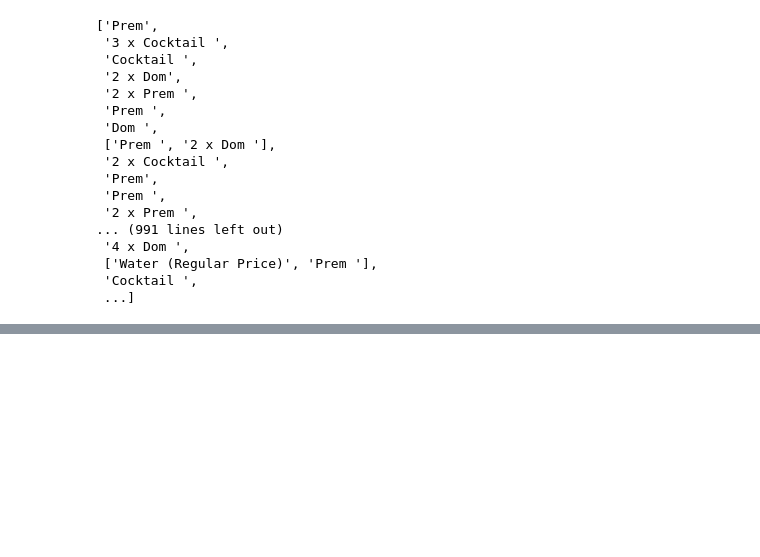
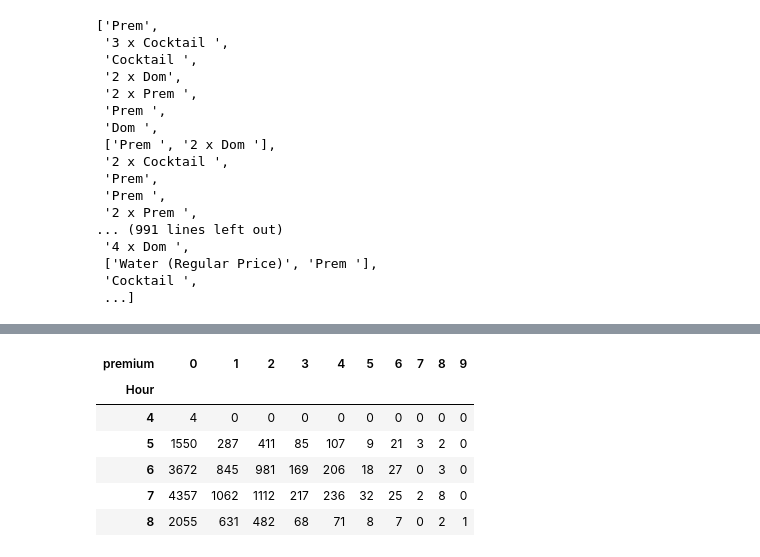
Before and after one commit to newmantldr/CIP-square-data, a Jupyter notebook: cip-data.ipynb, the cells around one changed output, grey strips where cells are left out. Cells and saved outputs as stored; diff of their text form; code cells hidden in the pictures; blank space fills up the shorter version.

```diff
--- a/cip-data.ipynb
+++ b/cip-data.ipynb
@@ -545,0 +437,13 @@ new_df
+# %%
+df1 = hourDesc
+df2 = df1.reset_index().explode('premium')
+premiumTab = pd.crosstab(df2['Hour'], df2['premium'])
+premiumTab
+# %% [output]
+| premium | 0 | 1 | 2 | 3 | 4 | 5 | 6 | 7 | 8 | 9 |
+| Hour |  |  |  |  |  |  |  |  |  |  |
+| 4 | 4 | 0 | 0 | 0 | 0 | 0 | 0 | 0 | 0 | 0 |
+| 5 | 1550 | 287 | 411 | 85 | 107 | 9 | 21 | 3 | 2 | 0 |
+| 6 | 3672 | 845 | 981 | 169 | 206 | 18 | 27 | 0 | 3 | 0 |
+| 7 | 4357 | 1062 | 1112 | 217 | 236 | 32 | 25 | 2 | 8 | 0 |
+| 8 | 2055 | 631 | 482 | 68 | 71 | 8 | 7 | 0 | 2 | 1 |
```
Also changed, not shown: parts of 12 cells of this notebook.
